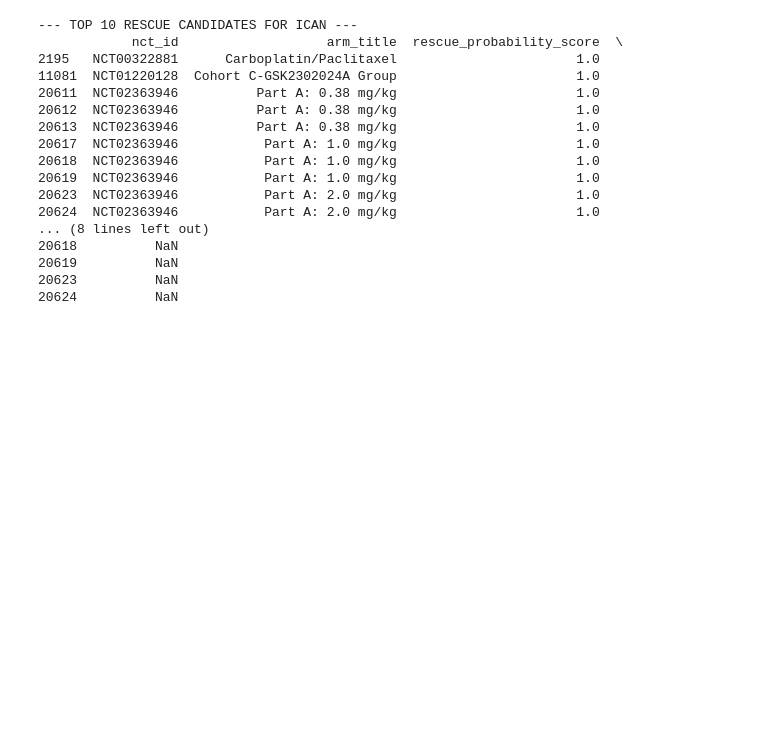
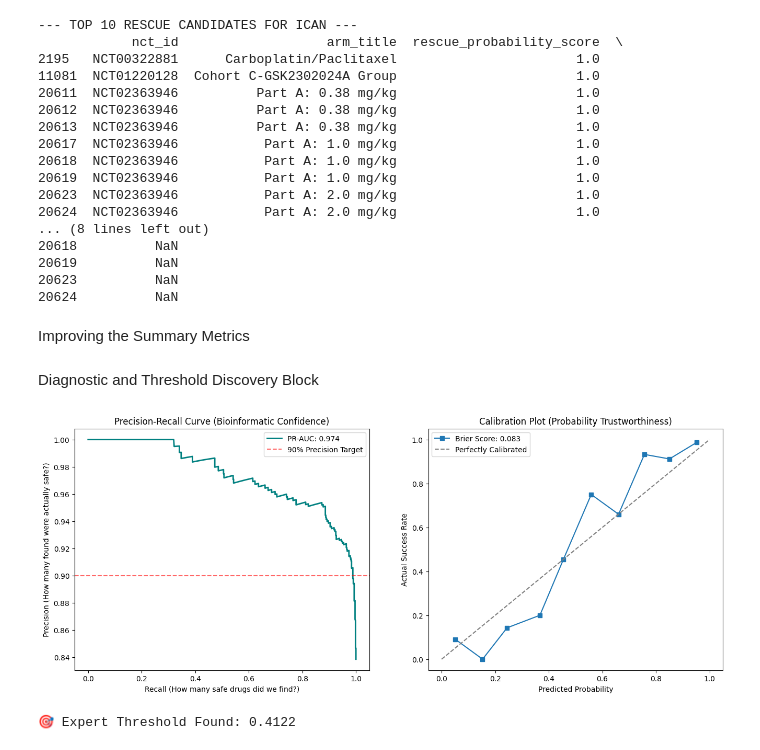
Before and after one commit to JasonCiemielewski/SVEF-Drug-Rescue, a Jupyter notebook: notebooks/Random_Forest_Analysis.ipynb, the cells around one changed output. Cells and saved outputs as stored; diff of their text form; code cells hidden in the pictures; blank space fills up the shorter version.

```diff
--- a/notebooks/Random_Forest_Analysis.ipynb
+++ b/notebooks/Random_Forest_Analysis.ipynb
@@ -633,3 +633,59 @@ ican_priority_list.to_csv(os.path.join(PROJECT_ROOT, 'results', 'ican_prioritiza
 20619          NaN
 20623          NaN
 20624          NaN
+# %% [markdown]
+Improving the Summary Metrics
+# %% [markdown]
+Diagnostic and Threshold Discovery Block
+# %%
+import sys
+import subprocess
+
+# Auto-install SHAP if missing
+try:
+    import shap
+except ImportError:
+    print("📦 SHAP not found. Installing now...")
+    subprocess.check_call([sys.executable, "-m", "pip", "install", "shap"])
+    import shap
+
+import numpy as np
+import matplotlib.pyplot as plt
+import shap
+from sklearn.metrics import precision_recall_curve, average_precision_score, brier_score_loss
+from sklearn.calibration import calibration_curve
+
+# 1. Generate probabilities for the 'Safe/Rescue' class
+y_probs = selection_pipeline.predict_proba(X_test)[:, 1]
+
+# 2. Find the Threshold for 90% Precision
+precision, recall, thresholds = precision_recall_curve(y_test, y_probs)
+# Find the first index where precision meets the 0.90 requirement
+idx = np.where(precision >= 0.90)[0]
+opt_threshold = thresholds[idx[0]] if len(idx) > 0 else 0.50
+
+# 3. Create the Results Dashboard
+fig, (ax1, ax2) = plt.subplots(1, 2, figsize=(16, 6))
+
+# Subplot: Precision-Recall Curve
+ax1.plot(recall, precision, color='teal', lw=2, label=f'PR-AUC: {average_precision_score(y_test, y_probs):.3f}')
+ax1.axhline(y=0.90, color='red', linestyle='--', alpha=0.6, label='90% Precision Target')
+ax1.set_title('Precision-Recall Curve (Bioinformatic Confidence)')
+ax1.set_xlabel('Recall (How many safe drugs did we find?)')
+ax1.set_ylabel('Precision (How many found were actually safe?)')
+ax1.legend()
+
+# Subplot: Calibration (Trust Audit)
+prob_true, prob_pred = calibration_curve(y_test, y_probs, n_bins=10)
+ax2.plot(prob_pred, prob_true, marker='s', label=f'Brier Score: {brier_score_loss(y_test, y_probs):.3f}')
+ax2.plot([0, 1], [0, 1], linestyle='--', color='gray', label='Perfectly Calibrated')
+ax2.set_title('Calibration Plot (Probability Trustworthiness)')
+ax2.set_xlabel('Predicted Probability')
+ax2.set_ylabel('Actual Success Rate')
+ax2.legend()
+plt.show()
+
+print(f"🎯 Expert Threshold Found: {opt_threshold:.4f}")
+# %% [output]
+[figure, added]
+🎯 Expert Threshold Found: 0.4122
```
Also changed, not shown: parts of 7 cells of this notebook, 1 other file.
